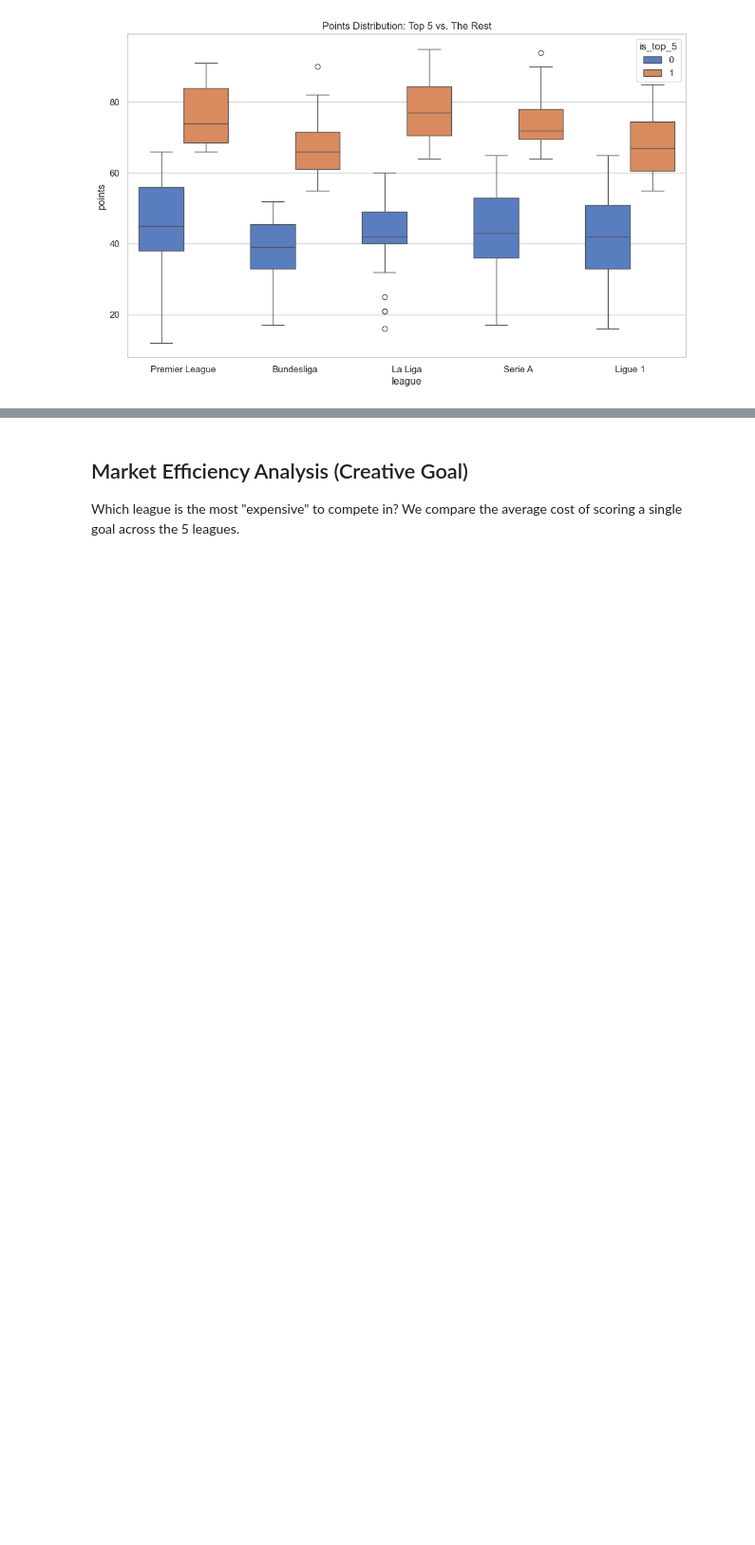
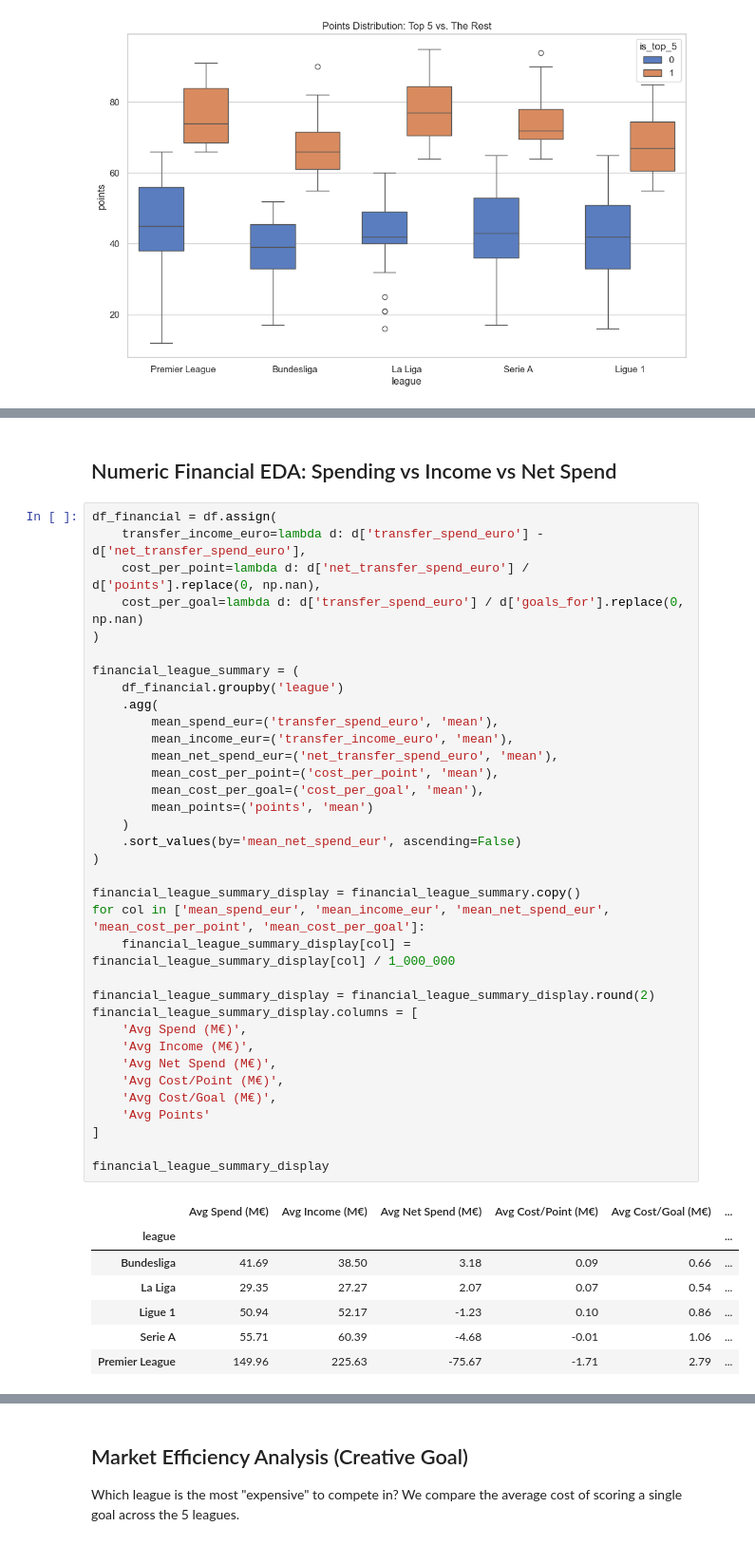
Before and after one commit to minhsang-03/project, a Jupyter notebook: notebooks/01_eda.ipynb, the cells around one changed output, grey strips where cells are left out. Shown at 95% size. Saved outputs shown, nothing was run; the diff lists cells and outputs as text; blank space fills up the shorter version.

```diff
--- a/notebooks/01_eda.ipynb
+++ b/notebooks/01_eda.ipynb
@@ -133,0 +174,45 @@ plt.show()
+# %% [markdown]
+## Numeric Financial EDA: Spending vs Income vs Net Spend
+# %%
+df_financial = df.assign(
+    transfer_income_euro=lambda d: d['transfer_spend_euro'] - d['net_transfer_spend_euro'],
+    cost_per_point=lambda d: d['net_transfer_spend_euro'] / d['points'].replace(0, np.nan),
+    cost_per_goal=lambda d: d['transfer_spend_euro'] / d['goals_for'].replace(0, np.nan)
+)
+
+financial_league_summary = (
+    df_financial.groupby('league')
+    .agg(
+        mean_spend_eur=('transfer_spend_euro', 'mean'),
+        mean_income_eur=('transfer_income_euro', 'mean'),
+        mean_net_spend_eur=('net_transfer_spend_euro', 'mean'),
+        mean_cost_per_point=('cost_per_point', 'mean'),
+        mean_cost_per_goal=('cost_per_goal', 'mean'),
+        mean_points=('points', 'mean')
+    )
+    .sort_values(by='mean_net_spend_eur', ascending=False)
+)
+
+financial_league_summary_display = financial_league_summary.copy()
+for col in ['mean_spend_eur', 'mean_income_eur', 'mean_net_spend_eur', 'mean_cost_per_point', 'mean_cost_per_goal']:
+    financial_league_summary_display[col] = financial_league_summary_display[col] / 1_000_000
+
+financial_league_summary_display = financial_league_summary_display.round(2)
+financial_league_summary_display.columns = [
+    'Avg Spend (M€)',
+    'Avg Income (M€)',
+    'Avg Net Spend (M€)',
+    'Avg Cost/Point (M€)',
+    'Avg Cost/Goal (M€)',
+    'Avg Points'
+]
+
+financial_league_summary_display
+# %% [output]
+|  | Avg Spend (M€) | Avg Income (M€) | Avg Net Spend (M€) | Avg Cost/Point (M€) | Avg Cost/Goal (M€) | ... |
+| league |  |  |  |  |  | ... |
+| Bundesliga | 41.69 | 38.50 | 3.18 | 0.09 | 0.66 | ... |
+| La Liga | 29.35 | 27.27 | 2.07 | 0.07 | 0.54 | ... |
+| Ligue 1 | 50.94 | 52.17 | -1.23 | 0.10 | 0.86 | ... |
+| Serie A | 55.71 | 60.39 | -4.68 | -0.01 | 1.06 | ... |
+| Premier League | 149.96 | 225.63 | -75.67 | -1.71 | 2.79 | ... |
```
Also changed, not shown: parts of 18 cells of this notebook, 1 other file.
